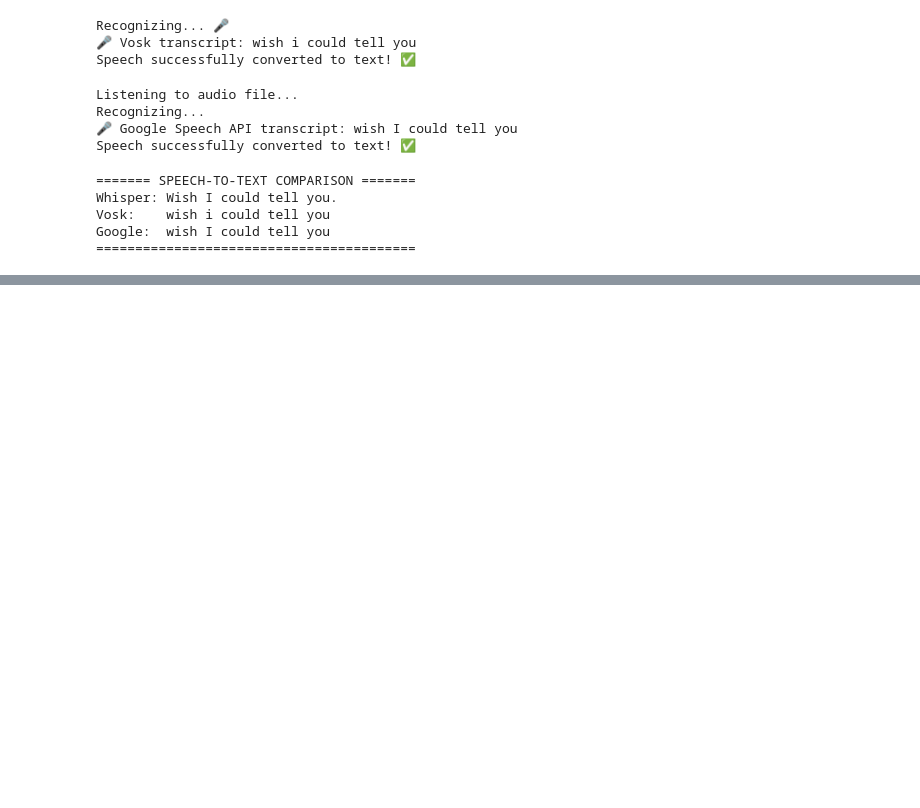
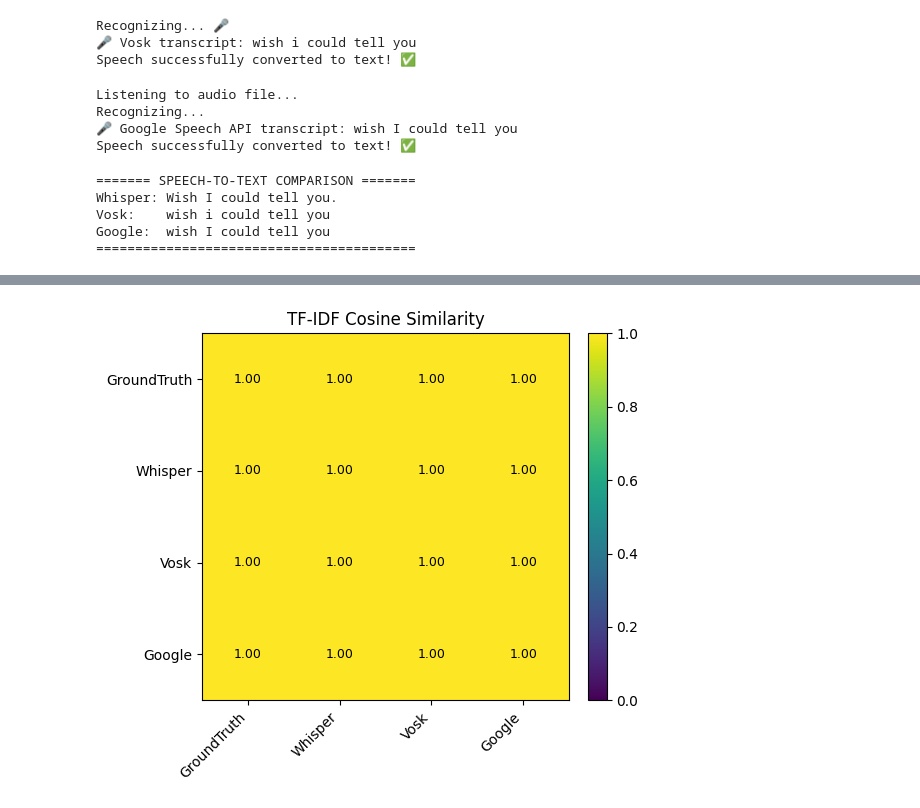
Before and after one commit to Abhijith-E/SPR-lab-2448503, a Jupyter notebook: Lab3.ipynb, the cells around one changed output, grey strips where cells are left out. Saved outputs shown, nothing was run; the diff lists cells and outputs as text; code cells hidden in the pictures; blank space fills up the shorter version.

Commit message:
Add TF-IDF similarity comparison with optional ground-truth input and heatmap visualization

```diff
--- a/Lab3.ipynb
+++ b/Lab3.ipynb
@@ -245,3 +245,76 @@ Whisper: Wish I could tell you.
 Vosk:    wish i could tell you
 Google:  wish I could tell you
 =========================================
+# %%
+import numpy as np
+import pandas as pd
+import matplotlib.pyplot as plt
+from sklearn.feature_extraction.text import TfidfVectorizer
+from sklearn.metrics.pairwise import cosine_similarity
+
+def compute_tfidf_with_reference(transcripts, names=None, reference_text=None, ref_name="Reference", show_heatmap=True, cmap='viridis'):
+
+    # Prepare names
+    if names is None:
+        names = [f"sys_{i}" for i in range(len(transcripts))]
+    assert len(transcripts) == len(names), "transcripts and names must match lengths"
+
+    # Build corpus
+    corpus = []
+    labels = []
+    if reference_text is not None and reference_text.strip() != "":
+        corpus.append(reference_text)
+        labels.append(ref_name)
+
+    for t, n in zip(transcripts, names):
+        corpus.append(t if t is not None else "")
+        labels.append(n)
+
+    # TF-IDF vectorization
+    vectorizer = TfidfVectorizer()
+    X = vectorizer.fit_transform(corpus)
+
+    # Cosine similarity
+    sim_matrix = cosine_similarity(X)
+
+    # DataFrame
+    df = pd.DataFrame(sim_matrix, index=labels, columns=labels)
+
+    print("\nTF-IDF Cosine Similarity Matrix:")
+    print(df.round(4))
+
+    if reference_text is not None and reference_text.strip() != "":
+        print(f"\nSimilarity of '{ref_name}' vs systems:")
+        ref_sims = sim_matrix[0, 1:]
+        for label, val in zip(labels[1:], ref_sims):
+            print(f"  {ref_name} ↔ {label}: {val:.4f}")
+
+    # Heatmap
+    if show_heatmap:
+        plt.figure(figsize=(6,5))
+        im = plt.imshow(sim_matrix, vmin=0.0, vmax=1.0, cmap=cmap)
+        plt.title("TF-IDF Cosine Similarity")
+        plt.xticks(range(len(labels)), labels, rotation=45, ha='right')
+        plt.yticks(range(len(labels)), labels)
+        plt.colorbar(im, fraction=0.046, pad=0.04)
+        for i in range(sim_matrix.shape[0]):
+            for j in range(sim_matrix.shape[1]):
+                plt.text(j, i, f"{sim_matrix[i,j]:.2f}", ha='center', va='center',
+                         fontsize=9, color='white' if sim_matrix[i,j] < 0.5 else 'black')
+        plt.tight_layout()
+        plt.show()
+
+    return sim_matrix, df
+
+
+# Ask user for reference at runtime
+reference_text = input("👉 Enter the exact ground-truth/reference text: ")
+
+sim_matrix, sim_df = compute_tfidf_with_reference(
+    transcripts=[whisper_transcript, vosk_transcript, google_transcript],
+    names=["Whisper","Vosk","Google"],
+    reference_text=reference_text,
+    ref_name="GroundTruth",
+    show_heatmap=True
+)
+# %% [output]
@@ -247,0 +332 @@ Google:  wish I could tell you
+[figure, added]
```
Also changed, not shown: parts of 1 cell of this notebook.
